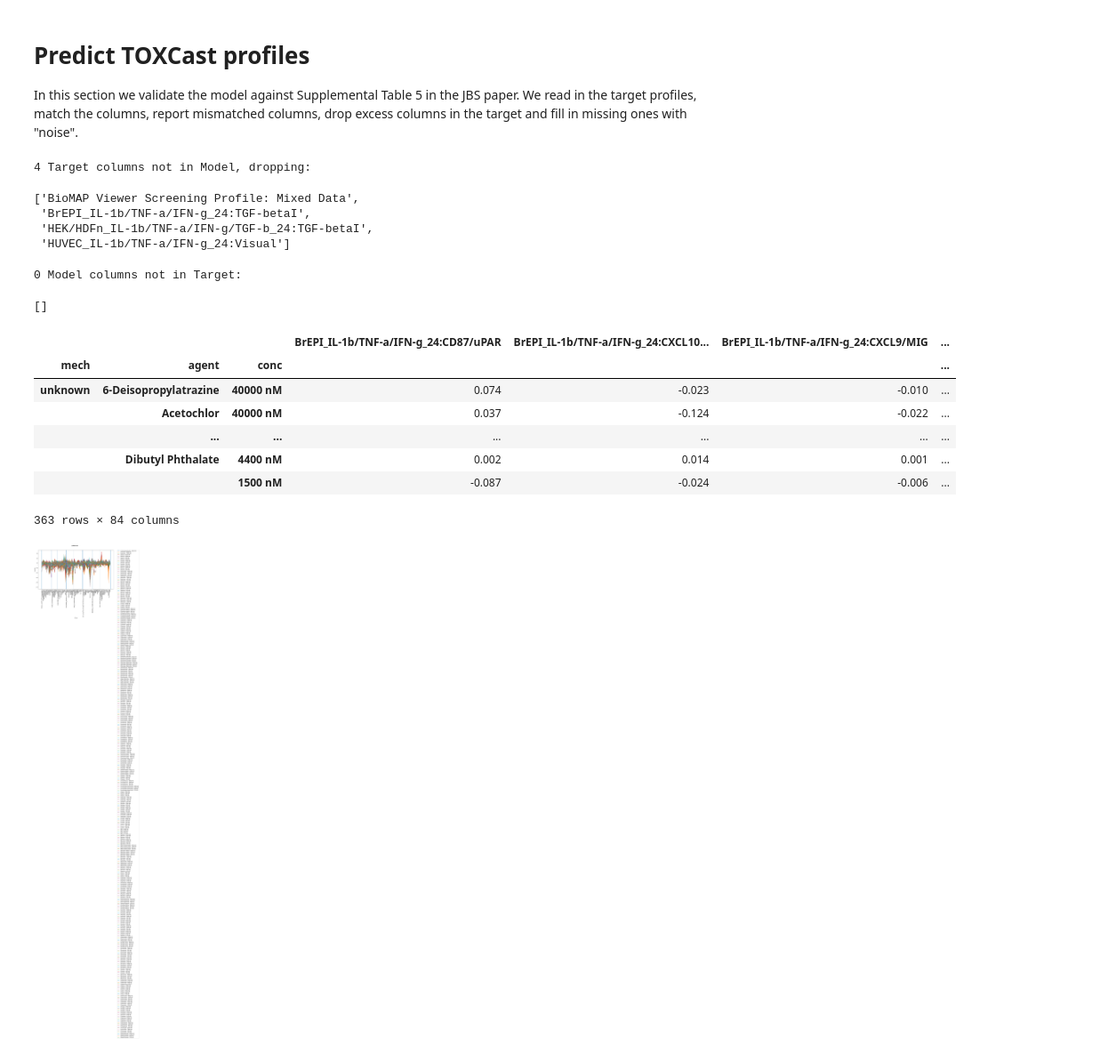
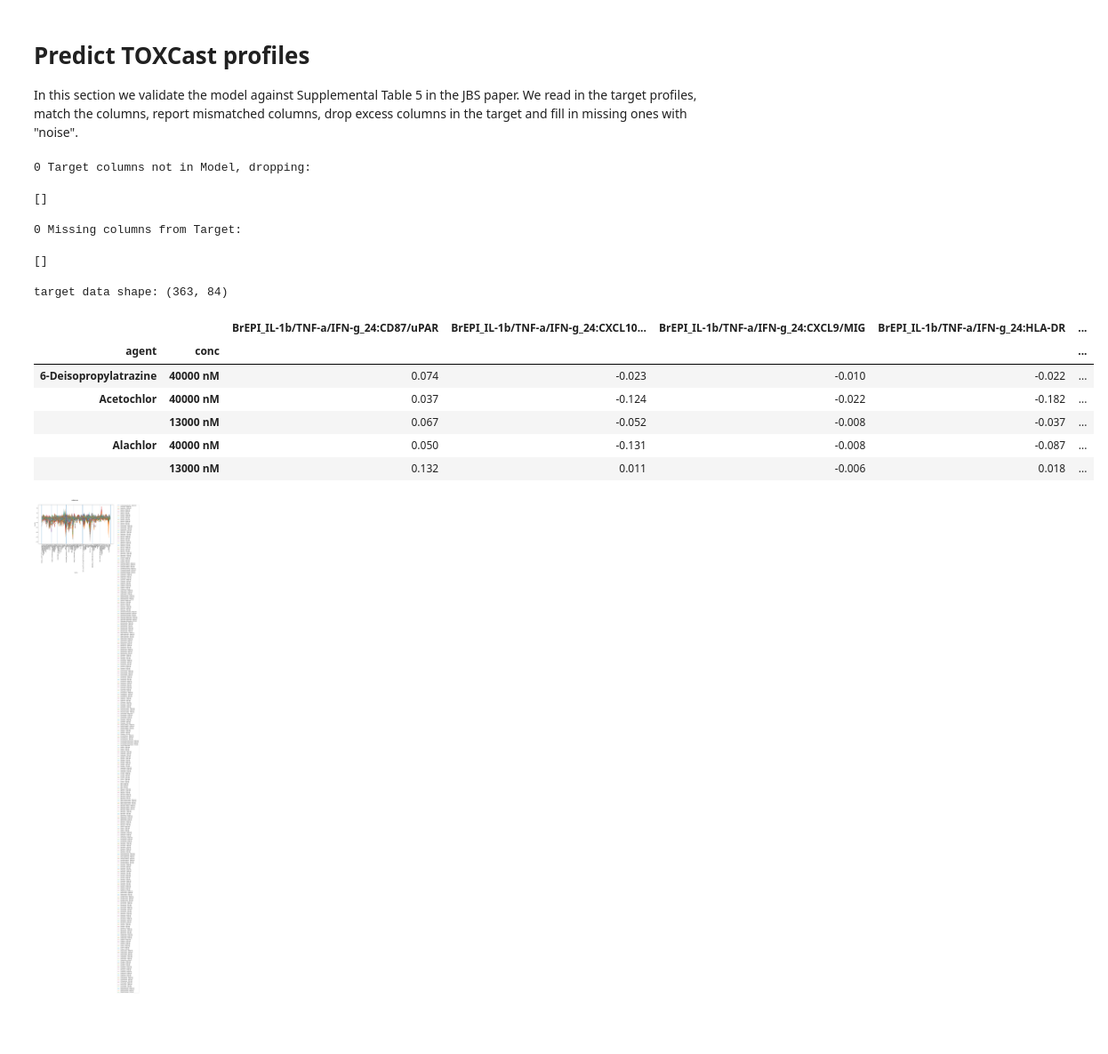
Before and after one commit to AntalBerenyi/SVM, a Jupyter notebook: Notebooks/Predict mTOR inhibitor Mechanism.ipynb, the cells around one changed output. Shown at 89% size. Cells and saved outputs as stored; diff of their text form; code cells hidden in the pictures; blank space fills up the shorter version.

```diff
--- a/Notebooks/Predict mTOR inhibitor Mechanism.ipynb
+++ b/Notebooks/Predict mTOR inhibitor Mechanism.ipynb
@@ -366,59 +366,60 @@ In this section we validate the model against Supplemental Table 5 in the JBS pa
 # %%
 # predict a negative class
 target_mechanism = 'mTOR inhibitor'
+# %%
+# read in profiles to be classified:
+pr = ProfileReader(data_file='Validation/Berg JBS 2013 Supplemental Table 5 - Profiles.xlsx')
+# read in data. Make column 2-level index, level 0 is system, level 1 ir readout
+# row indices are mechanism, agent, concentration
+tox_cast = pr.parse_profiles(keep_column_names=True, drop_profiles=False)
+tox_cast.reset_index(level=0, inplace=True, drop=True)
 # %%
-# read in profiles to be classified:
-pr = ProfileReader(data_file='Validation/Berg JBS 2013 Supplemental Table 5 - Profiles.xlsx')
-# read in data. Make column 2-level index, level 0 is system, level 1 ir readout
-# row indices are mechanism, agent, concentration
-unknown = pr.parse_profiles(keep_column_names=True, drop_profiles=False)
-
-target_profiles = unknown.iloc[:,0]
+target_profile_names = tox_cast.iloc[:,0]
 
 ##########################
 # process unknown target #
 # ########################
 # Note: The model was trained with data from 'SMC_IL-1b/TNF-a/IFN-g_24' system.
 # In the TOXCast data set the this was replaced with 'CASMC_HCL_IL-1b/TNF-a/IFN-g_24' in feature names and
 # can be used in place of 'SMC_IL-1b/TNF-a/IFN-g_24'.
 
 # Replace target data 'CASMC_HCL_IL-1b/TNF-a/IFN-g_24' => 'SMC_IL-1b/TNF-a/IFN-g_24'
-renamed = {s: s.replace('SMC_IL-1b/TNF-a/IFN-g_24', 'CASMC_HCL_IL-1b/TNF-a/IFN-g_24') for s in unknown.columns.values if s.startswith('SMC_IL-1b/TNF-a/IFN-g_24')}
-unknown.rename(columns=renamed, inplace=True)
+renamed = {s: s.replace('SMC_IL-1b/TNF-a/IFN-g_24', 'CASMC_HCL_IL-1b/TNF-a/IFN-g_24') for s in tox_cast.columns.values if s.startswith('SMC_IL-1b/TNF-a/IFN-g_24')}
+tox_cast.rename(columns=renamed, inplace=True)
+
+# align columns
+tox_cast = tox_cast[[tox_cast.columns.values[0], *data.columns.values]]
+
+unknown = tox_cast.iloc[:, 1:] # remove profile names column for numerical calculations
 
 # drop excess columns in unknown
 cols_not_in_model = list(set(unknown.columns.values) - set(data.columns.values))
 print("{} Target columns not in Model, dropping: ".format(len(cols_not_in_model)))
 display(list(np.sort(cols_not_in_model)))
-unknown.drop(columns=cols_not_in_model, inplace=True)
+unknown = unknown.drop(columns=cols_not_in_model, inplace=False)
 
 # fill in missing columns with noise? No, don't use profiles with missing data!
 cols_not_in_target = list(set(data.columns.values) - set(unknown.columns.values))
-print("{} Model columns not in Target: ".format(len(cols_not_in_target)))
+print("{} Missing columns from Target: ".format(len(cols_not_in_target)))
 display(list(np.sort(cols_not_in_target)))
 
 
-# align columns
-unknown = unknown[data.columns.values]
-unknown
-
+print("target data shape:", unknown.shape)
+unknown.head()
 # report missing values
 # %% [output]
-4 Target columns not in Model, dropping:
+0 Target columns not in Model, dropping:
-['BioMAP Viewer Screening Profile: Mixed Data',
- 'BrEPI_IL-1b/TNF-a/IFN-g_24:TGF-betaI',
- 'HEK/HDFn_IL-1b/TNF-a/IFN-g/TGF-b_24:TGF-betaI',
- 'HUVEC_IL-1b/TNF-a/IFN-g_24:Visual']
+[]
-0 Model columns not in Target:
+0 Missing columns from Target:
 []
+target data shape: (363, 84)
-|  |  |  | BrEPI_IL-1b/TNF-a/IFN-g_24:CD87/uPAR | BrEPI_IL-1b/TNF-a/IFN-g_24:CXCL10... | BrEPI_IL-1b/TNF-a/IFN-g_24:CXCL9/MIG | ... |
-| mech | agent | conc |  |  |  | ... |
-| unknown | 6-Deisopropylatrazine | 40000 nM | 0.074 | -0.023 | -0.010 | ... |
-|  | Acetochlor | 40000 nM | 0.037 | -0.124 | -0.022 | ... |
-|  | ... | ... | ... | ... | ... | ... |
-|  | Dibutyl Phthalate | 4400 nM | 0.002 | 0.014 | 0.001 | ... |
-|  |  | 1500 nM | -0.087 | -0.024 | -0.006 | ... |
+|  |  | BrEPI_IL-1b/TNF-a/IFN-g_24:CD87/uPAR | BrEPI_IL-1b/TNF-a/IFN-g_24:CXCL10... | BrEPI_IL-1b/TNF-a/IFN-g_24:CXCL9/MIG | BrEPI_IL-1b/TNF-a/IFN-g_24:HLA-DR | ... |
+| agent | conc |  |  |  |  | ... |
+| 6-Deisopropylatrazine | 40000 nM | 0.074 | -0.023 | -0.010 | -0.022 | ... |
+| Acetochlor | 40000 nM | 0.037 | -0.124 | -0.022 | -0.182 | ... |
+|  | 13000 nM | 0.067 | -0.052 | -0.008 | -0.037 | ... |
+| Alachlor | 40000 nM | 0.050 | -0.131 | -0.008 | -0.087 | ... |
+|  | 13000 nM | 0.132 | 0.011 | -0.006 | 0.018 | ... |
-363 rows × 84 columns
 # %%
 # plot unknown profiles
 
```
Also changed, not shown: parts of 11 cells of this notebook, 9 other files.
